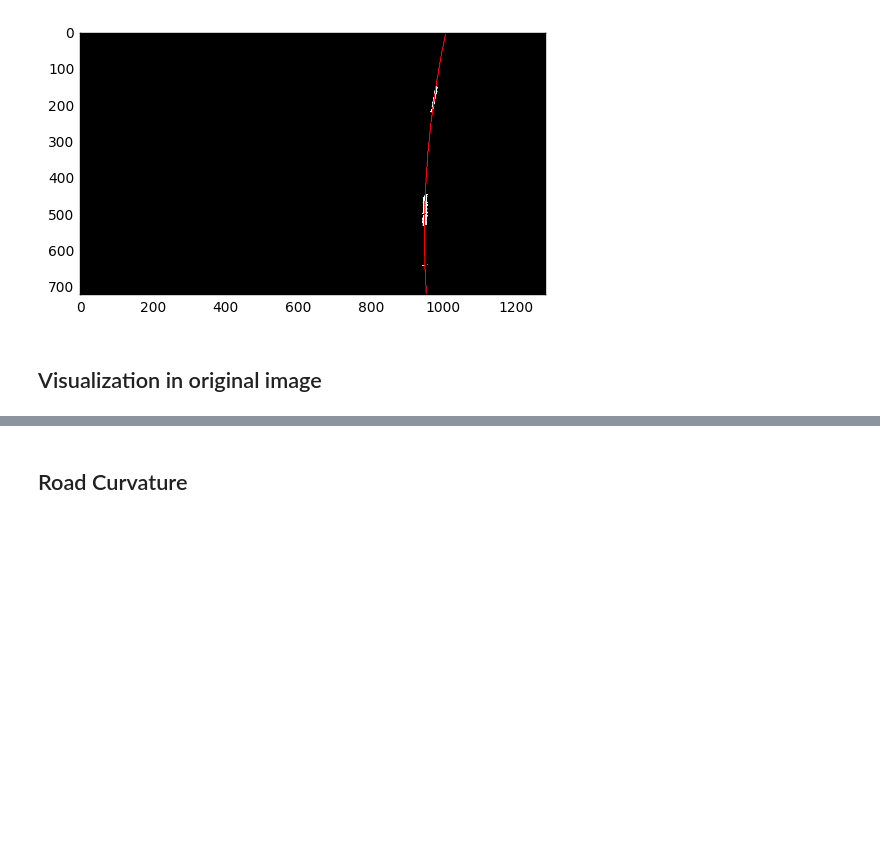
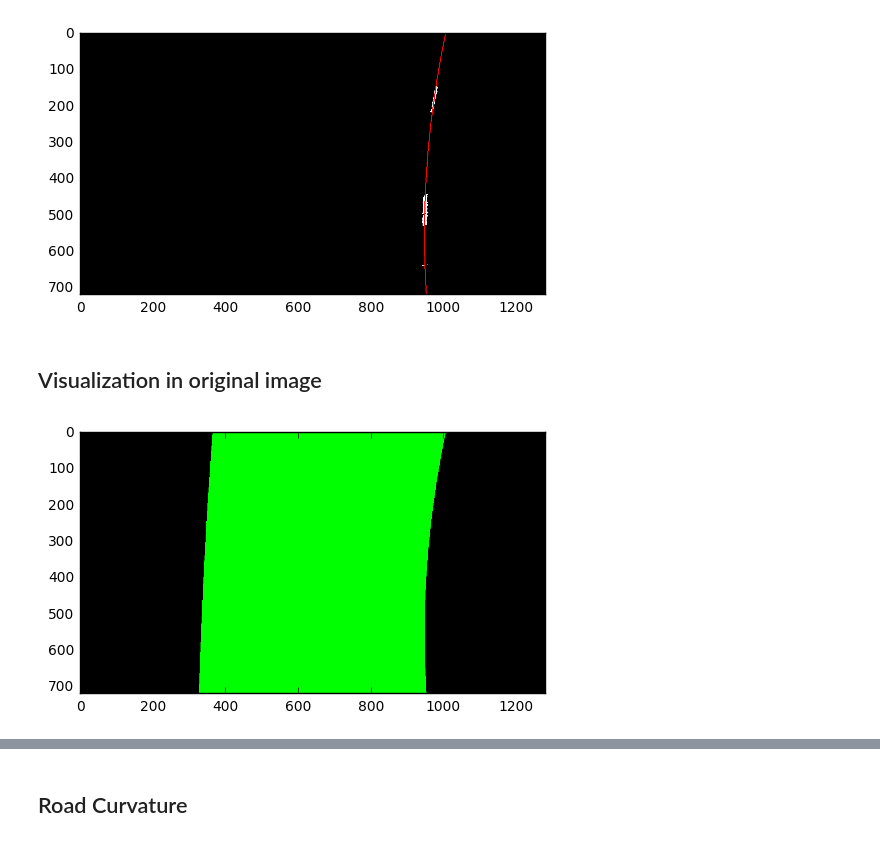
Before and after one commit to carlosgalvezp/Udacity-Self-Driving-Car-Nanodegree, a Jupyter notebook: term1/projects/p4-advanced-lane-finding/p4-advanced-lane-finding.ipynb, the cells around one changed output, grey strips where cells are left out. Saved outputs shown, nothing was run; the diff lists cells and outputs as text; code cells hidden in the pictures; blank space fills up the shorter version.

Commit message:
Implement final visualization on original image

```diff
--- a/term1/projects/p4-advanced-lane-finding/p4-advanced-lane-finding.ipynb
+++ b/term1/projects/p4-advanced-lane-finding/p4-advanced-lane-finding.ipynb
@@ -232,10 +233,10 @@ plt.title('Warped image');
 ## Lane pixels detection
 # %%
 test_img = './test_images/test6.jpg'
-img = mpimg.imread(test_img)
-img = undistort_img(img)
-img = get_birds_eye_view(img);
-img_mask = combined_mask(img)
+img_original = mpimg.imread(test_img)
+img = undistort_img(img_original)
+img_warped, M, Minv = get_birds_eye_view(img);
+img_mask = combined_mask(img_warped)
 
 def get_starting_x(img):
     # Compute histogram
@@ -365,5 +366,12 @@ def get_line_pixels(img_masked, x0):
             done = True
 
     return out_line
+# %%
+def get_line_points(img, line):
+    n_points = 100
+    yvals = np.linspace(0, n_points, num=n_points + 1) * (float(img.shape[0]) / float(n_points))
+    xvals = line.coeffs[0]*yvals**2 + line.coeffs[1]*yvals + line.coeffs[2]
+
+    return xvals, yvals
 # %%
 def draw_line(img, line, color = (255,0,0), thickness = 2):
@@ -406,3 +414,32 @@ line_test(img_mask, 951)
 [figure]
 # %% [markdown]
 ## Visualization in original image
+# %%
+def draw_free_space(img, line_left, line_right):
+    # Get line points
+    xvals_l, yvals_l = get_line_points(img, line_left)
+    xvals_r, yvals_r = get_line_points(img, line_right)
+
+    # Recast the x and y points into usable format for cv2.fillPoly()
+    pts_left = np.array([np.transpose(np.vstack([xvals_l, yvals_l]))])
+    pts_right = np.array([np.flipud(np.transpose(np.vstack([xvals_r, yvals_r])))])
+    pts = np.hstack((pts_left, pts_right))
+
+    # Draw into image
+    cv2.fillPoly(img, np.int_([pts]), (0,255,0))
+
+    # Return
+    return img
+
+line_l = get_line_pixels(img_mask, 325)
+line_l.fit()
+
+line_r = get_line_pixels(img_mask, 951)
+line_r.fit()
+
+img_free_space_test = np.zeros_like(img_mask)
+img_free_space_test = np.dstack((img_free_space_test, img_free_space_test, img_free_space_test))
+plt.figure();
+plt.imshow(draw_free_space(img_free_space_test, line_l, line_r));
+# %% [output]
+[figure, added]
```
Also changed, not shown: parts of 3 cells of this notebook.
